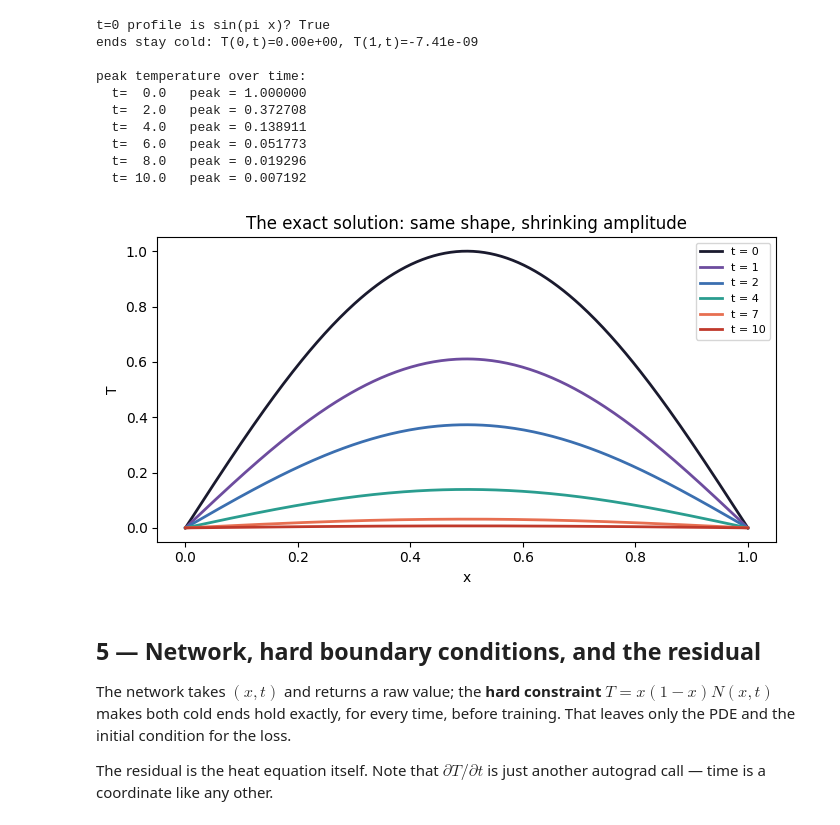
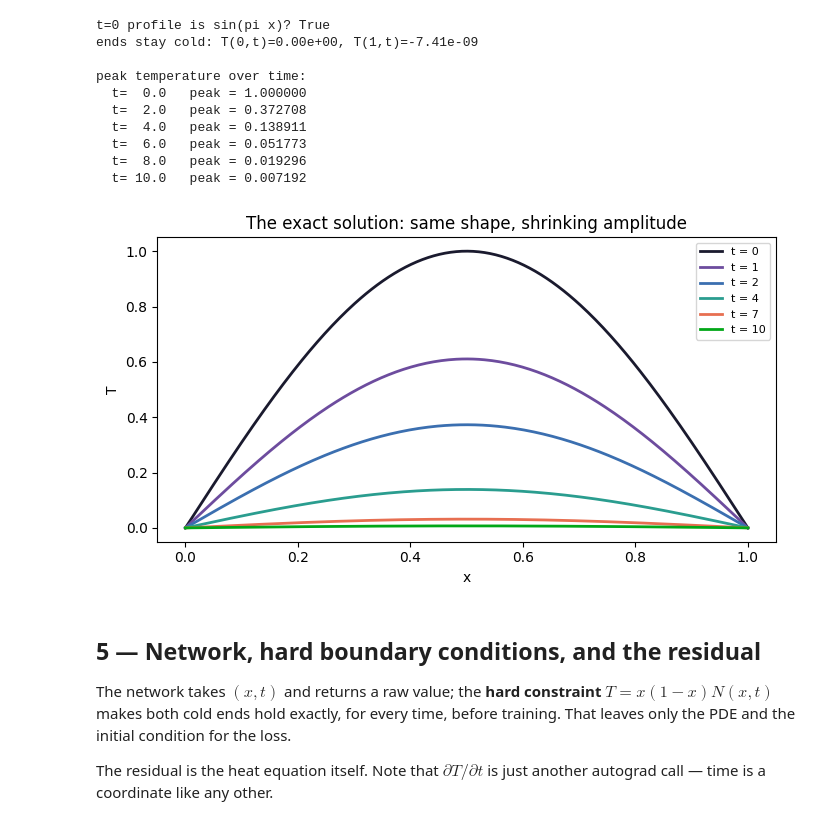
Before and after one commit to rraj-io/PINN_for_Mechanical_Engineer, a Jupyter notebook: PME_Tutorial_07/PME_Tutorial_07_transient_heat_conduction.ipynb, the cells around one changed output. Saved outputs shown, nothing was run; the diff lists cells and outputs as text; code cells hidden in the pictures.

```diff
--- a/PME_Tutorial_07/PME_Tutorial_07_transient_heat_conduction.ipynb
+++ b/PME_Tutorial_07/PME_Tutorial_07_transient_heat_conduction.ipynb
@@ -146,13 +145,15 @@ peak temperature over time:
 # %%
 xg = torch.linspace(0,1,300).reshape(-1,1)
 plt.figure(figsize=(7,4))
 for tv,c in zip([0,1,2,4,7,10], ["#1A1A2E","#6D4C9E","#3B6FB0","#2A9D8F","#E76F51","#02a718"]):
     plt.plot(xg.numpy(), exact(xg, torch.full_like(xg,float(tv))).numpy(), color=c, lw=2, label=f"t = {tv}")
 plt.xlabel("x"); plt.ylabel("T"); plt.legend(fontsize=8)
 plt.title("The exact solution: same shape, shrinking amplitude")
-plt.tight_layout(); plt.show()
+plt.tight_layout()
+plt.savefig("t7_exact_solution.png", dpi=300)
+plt.show()
 # %% [output]
-[figure, old version]
+[figure, new version]
 # %% [markdown]
 ## 5 — Network, hard boundary conditions, and the residual
 
```
Also changed, not shown: parts of 8 cells of this notebook, 1 other file.
